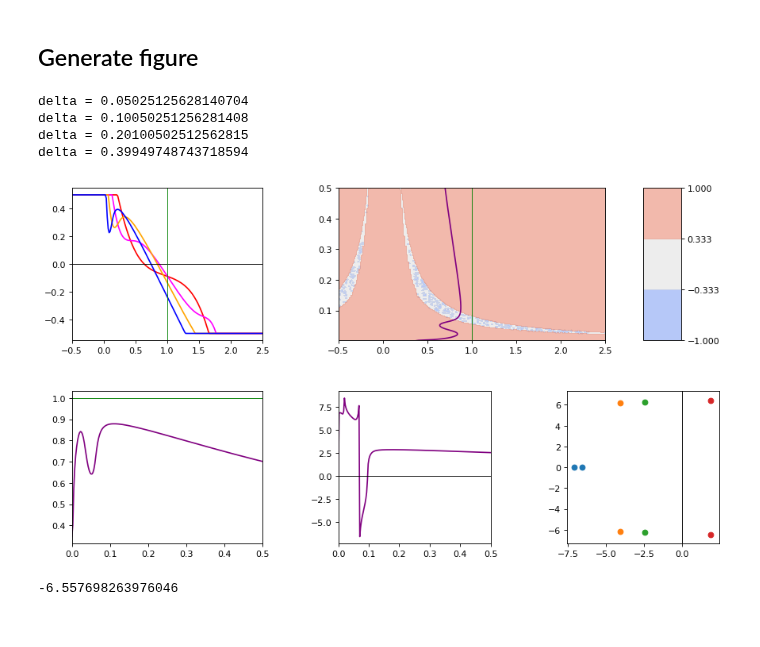
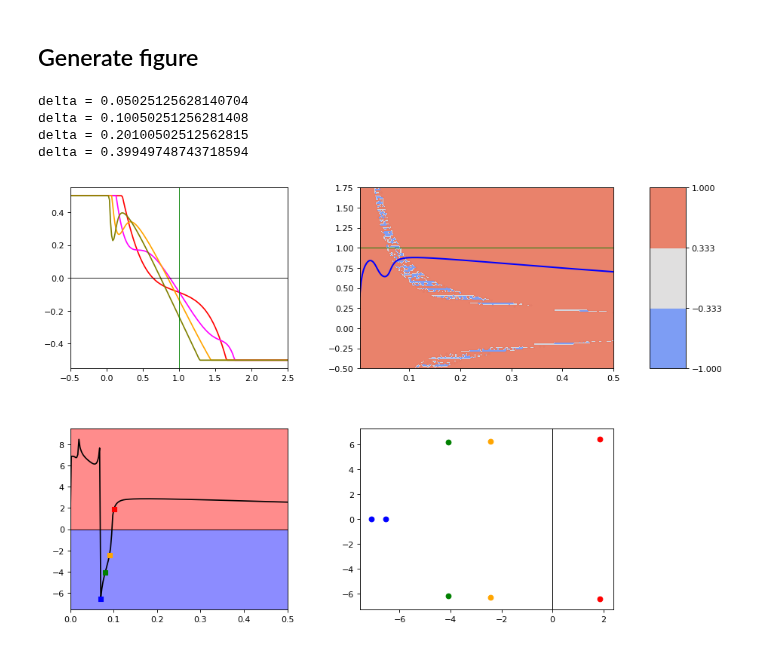
Before and after one commit to parkseo7/KuramotoPlasticDelay, a Jupyter notebook: figND_analysis.ipynb, the cells around one changed output. Drawn from its saved outputs; the diff is of its cells as text; code cells hidden in the pictures.

```diff
--- a/figND_analysis.ipynb
+++ b/figND_analysis.ipynb
@@ -98,7 +103,7 @@ z_arrs = {}
 # For each delta_list, obtain corresponding Omega array:
 for delta0 in delta_list:
     ind = np.argmin(np.abs(delta_arr - delta0))
-    z_arrs[ind] = z_mesh[:,ind]
+    z_arrs[ind] = z_mesh[ind,:]
 
 # Obtain Omega = Omega(delta) function
 Omega_roots = np.zeros(delta_arr.size+1)
@@ -128,18 +135,17 @@ for delta1 in delta_list_eig:
 
 eig_roots_dict = {}
 
-# Error function
-err_fun = lambda z: eigenlib.eig_infty_scale(z, Omega, delta2, param, deg=deg, R=R, L=L, steps=steps) - z
+# Terms of eigenvalue polynomial
 eig_terms_fun = lambda u,v2: eigenlib.eig_infty_poly(deg, u, v2, param, R=R, L=L, steps=steps)
 
 stab_arr = np.zeros(Omega_roots.size)
 stab_mesh = np.zeros(delta_mesh.shape)
 
-for k in range(delta_arr.size):
+for j in range(delta_arr.size):
 
     # Obtain solution curve:
-    Omega0 = Omega_roots[k]
-    eig_coeffs0 = eig_terms_fun(Omega0, delta_arr[k]**2)
+    Omega0 = Omega_roots[j]
+    eig_coeffs0 = eig_terms_fun(Omega0, delta_arr[j]**2)
     eig_roots0 = np.roots(eig_coeffs0)
     eig_roots0 = eig_roots0[np.abs(eig_roots0) > 1e-8]
 
@@ -148,14 +154,14 @@ for k in range(delta_arr.size):
     else:
         max_real0 = np.max(np.real(eig_roots0))
 
-    stab_arr[k] = np.sign(max_real0)*np.log(1 + np.abs(max_real0))
+    stab_arr[j] = np.sign(max_real0)*np.log(1 + np.abs(max_real0))
 
     # Save all eigenvalues if in delta_list_eig:
-    if k in delta_list_inds:
-        eig_roots_dict[delta_arr[k+1]] = eig_roots0
+    if j in delta_list_inds:
+        eig_roots_dict[delta_arr[j+1]] = eig_roots0
 
 
-    for j in range(Omega_arr.size):
+    for k in range(Omega_arr.size):
 
         # Get eigenvalue polynomial coefficients
         eig_coeffs = eig_terms_fun(Omega_mesh[j,k], delta_mesh[j,k]**2)
@@ -209,7 +218,7 @@ eig_options_line = {'linestyle': 'dashed',
 # %% [markdown]
 ## Generate figure
 # %%
-fig, ax = plt.subplots(6, figsize=(12,8), dpi=80)
+fig, ax = plt.subplots(5, figsize=(12,10), dpi=80)
 
 # Set positions
 ax[0].set_position(bbox0)
@@ -217,60 +226,68 @@ ax[1].set_position(bbox1)
 ax[2].set_position(bbox2)
 ax[3].set_position(bbox3)
 ax[4].set_position(bbox4)
-ax[5].set_position(bbox5)
 
 # Plot arrays
 
 # Figure 3a
-color_list = ['red', 'magenta', 'orange', 'blue']
 j = 0
 for key in z_arrs.keys():
-    ax[0].plot(Omega_arr, z_arrs[key], color=color_list[j])
+    ax[0].plot(Omega_arr, z_arrs[key], color=colour_list[j])
     print('delta = ' + str(delta_arr[key]))
     j += 1
 
 ax[0].axhline(y=0, color='black', linewidth=lw_ab2)
 ax[0].axvline(x=omega0, color='green', linewidth=lw_ab2)
 ax[0].set_xlim(left=Omega_arr.min(), right=Omega_arr.max())
 
 # Figure 3b
-ax[1].plot(delta_arr, Omega_roots, color='purple')
-ax[1].set_xlim(left=delta_arr.min(), right=delta_arr.max())
+c = ax[1].contourf(delta_mesh, Omega_mesh, np.sign(stab_mesh), levels, cmap='coolwarm', alpha=alpha)
+ax[1].axis([delta_min, delta_max, Omega_min, Omega_max])
+
+ax[1].plot(delta_arr, Omega_roots, color=sol_colour, linewidth=lw_ab1)
 ax[1].axhline(y=omega0, color='green', linewidth=lw_ab2)
 
+ax[1].set_ylim(bottom=omega0-g, top=omega0+g/2)
+fig.colorbar(c, cax=ax[2])
+
+
 # Figure 3c
-c = ax[2].contourf(Omega_mesh, delta_mesh, stab_mesh, levels, cmap='coolwarm', alpha=alpha)
-ax[2].axis([Omega_min, Omega_max, delta_min, delta_max])
 
-ax[2].plot(Omega_roots, delta_arr, color='purple')
-ax[2].axvline(x=omega0, color='green', linewidth=lw_ab2)
+# Colour regions
+dummy_x = np.array([omega0-g, omega0+g/2])
+ax[3].fill_between(dummy_x, stab_arr.min()-1, 0, alpha=alpha/2, color='blue')
+ax[3].fill_between(dummy_x, 0, stab_arr.max()+1, alpha=alpha/2, color='red')
 
-fig.colorbar(c, cax=ax[3])
+ax[3].plot(delta_arr, stab_arr, color='black', zorder=1)
+
+
+ax[3].set_xlim(left=delta_arr.min(), right=delta_arr.max())
+ax[3].set_ylim(bottom=stab_arr.min()-1, top=stab_arr.max()+1)
+
+# Frequency line
+ax[3].axhline(y=0, color='black', linewidth=lw_ab2)
+
 
 # Figure 3d
-ax[4].plot(delta_arr, stab_arr, color='purple')
-ax[4].set_xlim(left=delta_arr.min(), right=delta_arr.max())
-
-ax[4].axhline(y=0, color='black', linewidth=lw_ab2)
-
-
-# Figure 3e
+k = 0
 for key in eig_roots_dict.keys():
     eig_re = np.real(eig_roots_dict[key])
     eig_im = np.imag(eig_roots_dict[key])
 
     eig_log_re = np.sign(eig_re)*np.log(1 + np.abs(eig_re))
     eig_log_im = np.sign(eig_im)*np.log(1 + np.abs(eig_im))
-    ax[5].scatter(eig_log_re, eig_log_im)
+    ax[4].scatter(eig_log_re, eig_log_im, color=colour_list2[k])
 
-    ax[5].axvline(x=0, color='black', linewidth=lw_ab2)
+    ax[4].axvline(x=0, color='black', linewidth=lw_ab2)
+
+    # Markers
+    ind_k = delta_list_inds[k]
+    ax[3].scatter(np.array([delta_arr[ind_k]]), np.array([stab_arr[ind_k]]),
+                  s=ms_c, marker='s', color=colour_list2[k], zorder=2)
+    k += 1
 # %% [output]
 delta = 0.05025125628140704
 delta = 0.10050251256281408
 delta = 0.20100502512562815
 delta = 0.39949748743718594
-[figure, old version]
+[figure, new version]
-# %%
-stab_arr.min()
-# %% [output]
--6.557698263976046
```
Also changed, not shown: parts of 6 cells of this notebook, 5 other files.
